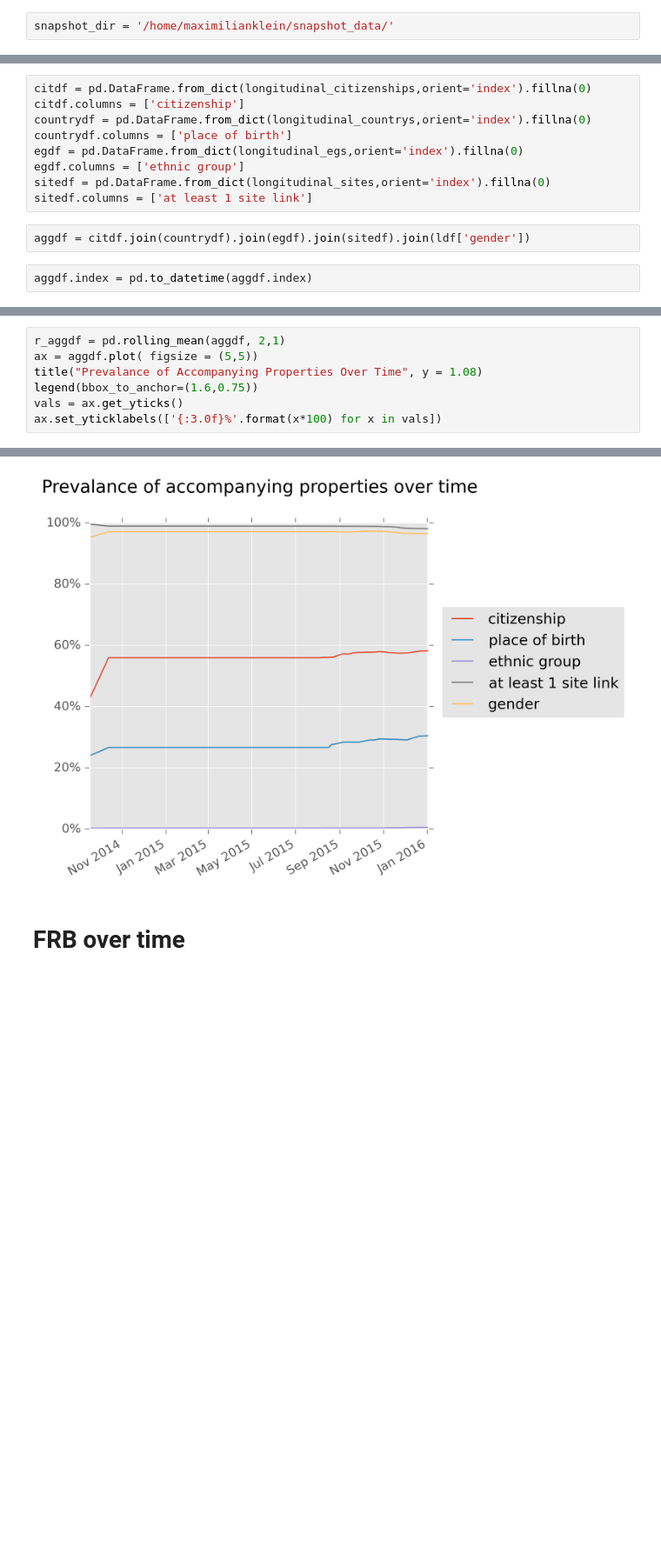
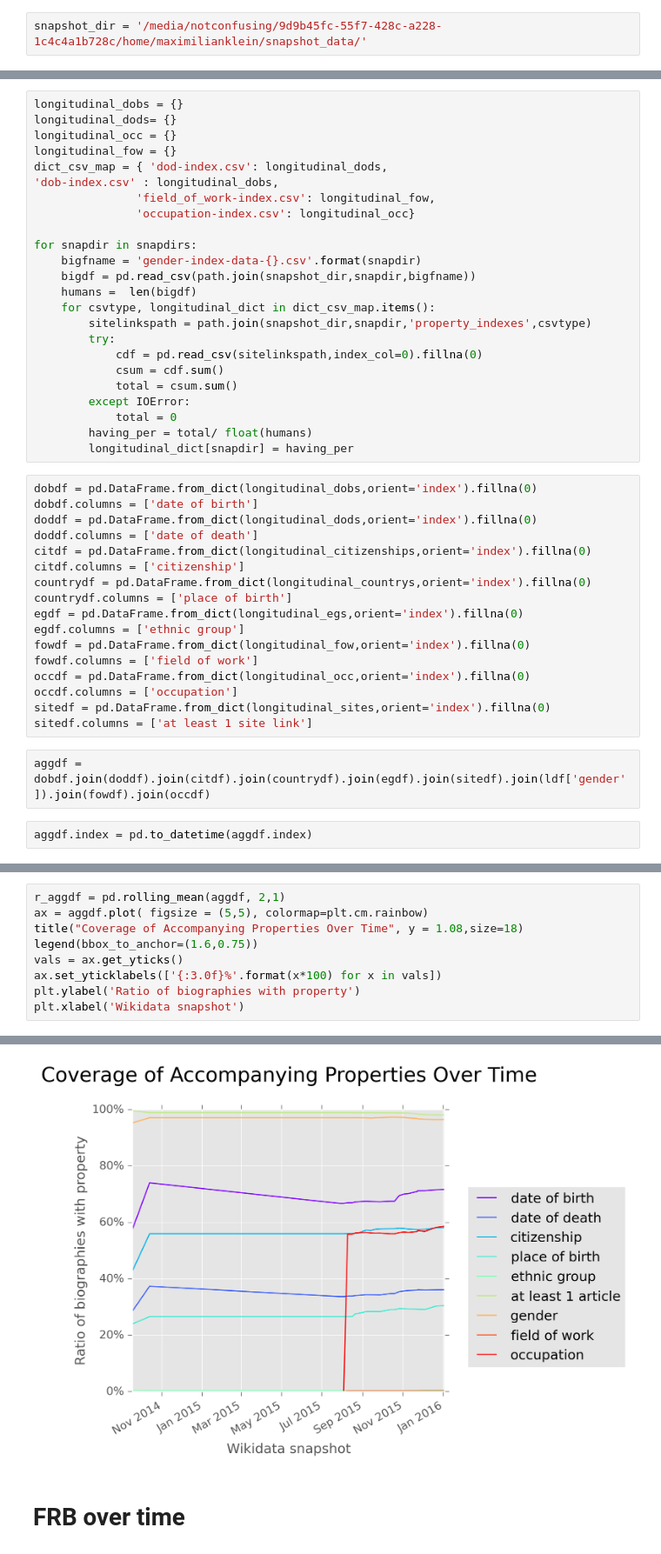
Before and after one commit to notconfusing/WIGI, a Jupyter notebook: chi/longitduinal descriptions.ipynb, the cells around one changed output, grey strips where cells are left out. Shown at 87% size. Cells and saved outputs as stored; diff of their text form; blank space fills up the shorter version.

```diff
--- a/chi/longitduinal descriptions.ipynb
+++ b/chi/longitduinal descriptions.ipynb
@@ -9,7 +9,7 @@ mpl.rc("savefig", dpi=300)
 # %% [output]
 Populating the interactive namespace from numpy and matplotlib
 # %%
-snapshot_dir = '/home/maximilianklein/snapshot_data/'
+snapshot_dir = '/media/notconfusing/9d9b45fc-55f7-428c-a228-1c4c4a1b728c/home/maximilianklein/snapshot_data/'
 # %%
 lssnaps = !ls $snapshot_dir
 # %%
@@ -130,17 +132,49 @@ for snapdir in snapdirs:
         having = total - nothaving
         having_per = having / float(total)
         longitudinal_dict[snapdir] = having_per
+# %%
+longitudinal_dobs = {}
+longitudinal_dods= {}
+longitudinal_occ = {}
+longitudinal_fow = {}
+dict_csv_map = { 'dod-index.csv': longitudinal_dods,
+'dob-index.csv' : longitudinal_dobs,
+               'field_of_work-index.csv': longitudinal_fow,
+               'occupation-index.csv': longitudinal_occ}
+
+for snapdir in snapdirs:
+    bigfname = 'gender-index-data-{}.csv'.format(snapdir)
+    bigdf = pd.read_csv(path.join(snapshot_dir,snapdir,bigfname))
+    humans =  len(bigdf)
+    for csvtype, longitudinal_dict in dict_csv_map.items():
+        sitelinkspath = path.join(snapshot_dir,snapdir,'property_indexes',csvtype)
+        try:
+            cdf = pd.read_csv(sitelinkspath,index_col=0).fillna(0)
+            csum = cdf.sum()
+            total = csum.sum()
+        except IOError:
+            total = 0
+        having_per = total/ float(humans)
+        longitudinal_dict[snapdir] = having_per
 # %%
+dobdf = pd.DataFrame.from_dict(longitudinal_dobs,orient='index').fillna(0)
+dobdf.columns = ['date of birth']
+doddf = pd.DataFrame.from_dict(longitudinal_dods,orient='index').fillna(0)
+doddf.columns = ['date of death']
 citdf = pd.DataFrame.from_dict(longitudinal_citizenships,orient='index').fillna(0)
 citdf.columns = ['citizenship']
 countrydf = pd.DataFrame.from_dict(longitudinal_countrys,orient='index').fillna(0)
 countrydf.columns = ['place of birth']
 egdf = pd.DataFrame.from_dict(longitudinal_egs,orient='index').fillna(0)
 egdf.columns = ['ethnic group']
+fowdf = pd.DataFrame.from_dict(longitudinal_fow,orient='index').fillna(0)
+fowdf.columns = ['field of work']
+occdf = pd.DataFrame.from_dict(longitudinal_occ,orient='index').fillna(0)
+occdf.columns = ['occupation']
 sitedf = pd.DataFrame.from_dict(longitudinal_sites,orient='index').fillna(0)
 sitedf.columns = ['at least 1 site link']
 # %%
-aggdf = citdf.join(countrydf).join(egdf).join(sitedf).join(ldf['gender'])
+aggdf = dobdf.join(doddf).join(citdf).join(countrydf).join(egdf).join(sitedf).join(ldf['gender']).join(fowdf).join(occdf)
 # %%
 aggdf.index = pd.to_datetime(aggdf.index)
 # %%
@@ -183,8 +229,10 @@ print aggdf.ix[[6,5],:].to_latex()
 # %%
 r_aggdf = pd.rolling_mean(aggdf, 2,1)
-ax = aggdf.plot( figsize = (5,5))
-title("Prevalance of Accompanying Properties Over Time", y = 1.08)
+ax = aggdf.plot( figsize = (5,5), colormap=plt.cm.rainbow)
+title("Coverage of Accompanying Properties Over Time", y = 1.08,size=18)
 legend(bbox_to_anchor=(1.6,0.75))
 vals = ax.get_yticks()
 ax.set_yticklabels(['{:3.0f}%'.format(x*100) for x in vals])
+plt.ylabel('Ratio of biographies with property')
+plt.xlabel('Wikidata snapshot')
 # %% [output]
@@ -191,4 +240,4 @@ ax.set_yticklabels(['{:3.0f}%'.format(x*100) for x in vals])
-[figure, old version]
+[figure, new version]
 # %% [markdown]
 # FRB over time
 # %%
```
Also changed, not shown: parts of 58 cells of this notebook, 31 other files.
